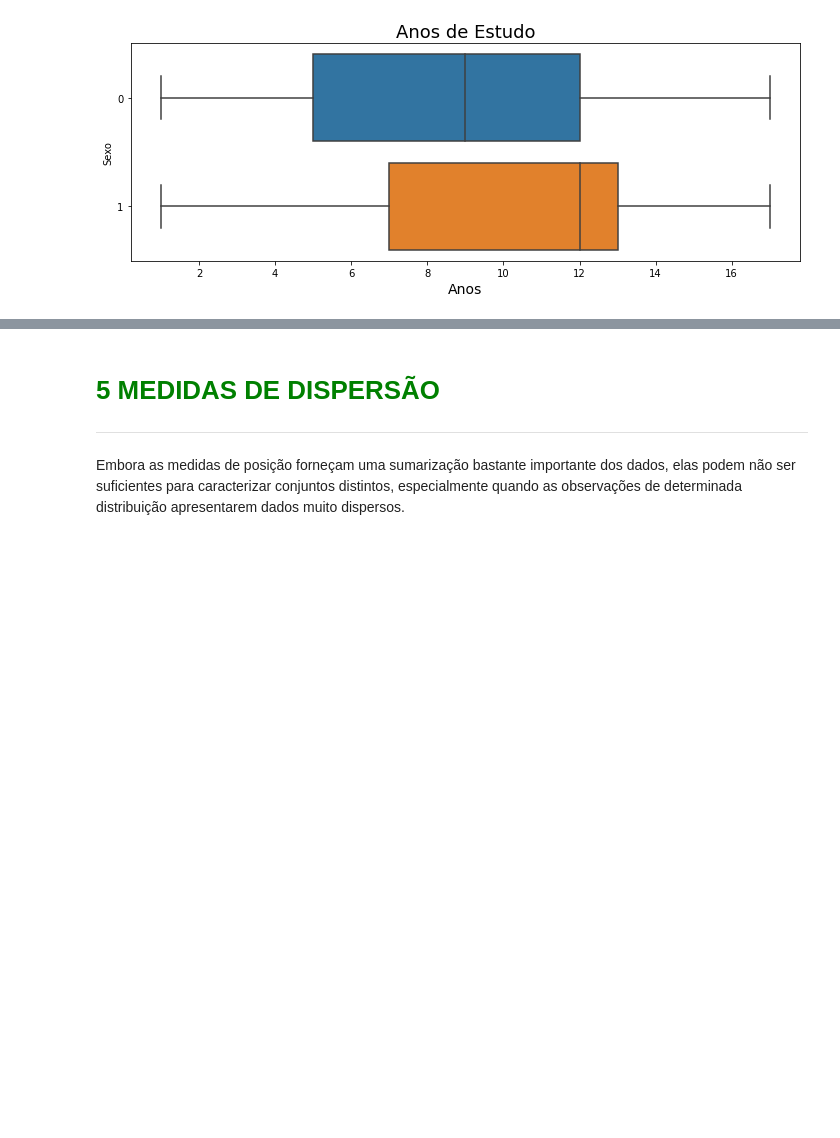
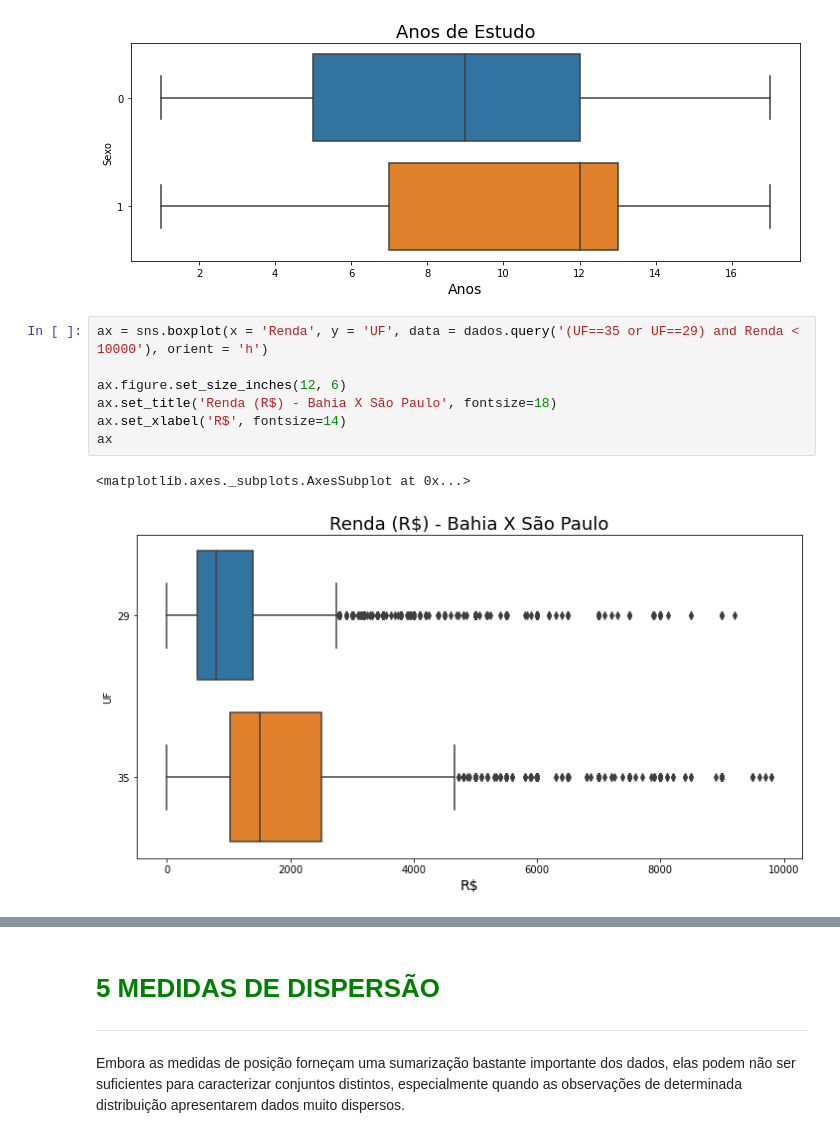
Before and after one commit to weslleysribeiro/python_statistics, a Jupyter notebook: Curso_de_Estatística_Parte_1.ipynb, the cells around one changed output, grey strips where cells are left out. Drawn from its saved outputs; the diff is of its cells as text; blank space fills up the shorter version.

```diff
--- a/Curso_de_Estatística_Parte_1.ipynb
+++ b/Curso_de_Estatística_Parte_1.ipynb
@@ -1039,6 +1039,16 @@ ax
 # %% [output]
 <matplotlib.axes._subplots.AxesSubplot at 0x...>
 [figure]
+# %%
+ax = sns.boxplot(x = 'Renda', y = 'UF', data = dados.query('(UF==35 or UF==29) and Renda < 10000'), orient = 'h')
+
+ax.figure.set_size_inches(12, 6)
+ax.set_title('Renda (R$) - Bahia X São Paulo', fontsize=18)
+ax.set_xlabel('R$', fontsize=14)
+ax
+# %% [output]
+<matplotlib.axes._subplots.AxesSubplot at 0x...>
+[figure, added]
 # %% [markdown]
 <img src='https://caelum-online-public.s3.amazonaws.com/1177-estatistica-parte1/01/img006.png' width='80%'>
 # %% [markdown]
```
Also changed, not shown: parts of 9 cells of this notebook.
